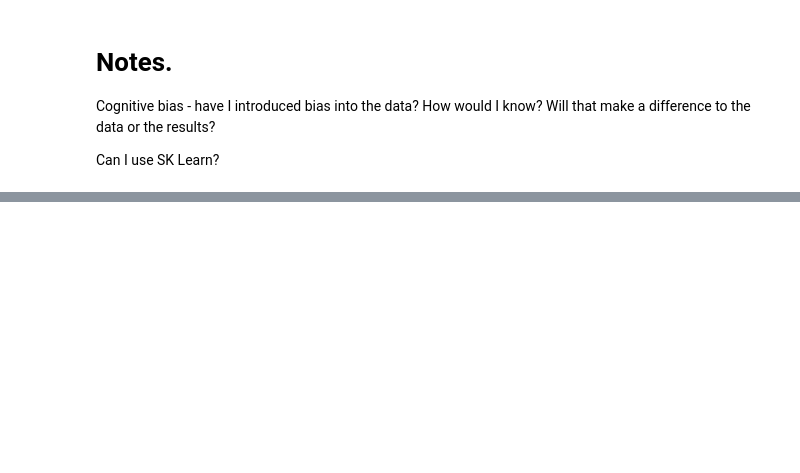
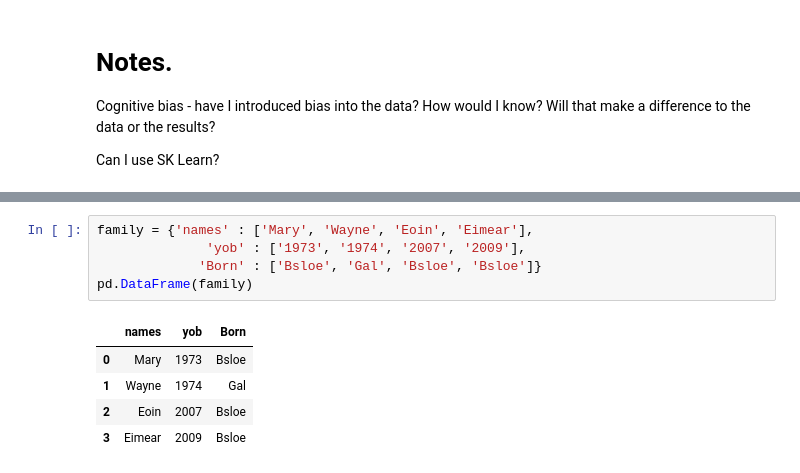
Before and after one commit to Wayne742/Programming-Project-S2, a Jupyter notebook: Programming for Data Analytics Project 2018.ipynb, the cells around one changed output, grey strips where cells are left out. Saved outputs shown, nothing was run; the diff lists cells and outputs as text; blank space fills up the shorter version.

```diff
--- a/Programming for Data Analytics Project 2018.ipynb
+++ b/Programming for Data Analytics Project 2018.ipynb
@@ -128,0 +240,11 @@ numpy.org http://www.numpy.org
+# %%
+family = {'names' : ['Mary', 'Wayne', 'Eoin', 'Eimear'],
+              'yob' : ['1973', '1974', '2007', '2009'],
+             'Born' : ['Bsloe', 'Gal', 'Bsloe', 'Bsloe']}
+pd.DataFrame(family)
+# %% [output]
+|  | names | yob | Born |
+| 0 | Mary | 1973 | Bsloe |
+| 1 | Wayne | 1974 | Gal |
+| 2 | Eoin | 2007 | Bsloe |
+| 3 | Eimear | 2009 | Bsloe |
```
Also changed, not shown: parts of 23 cells of this notebook.
